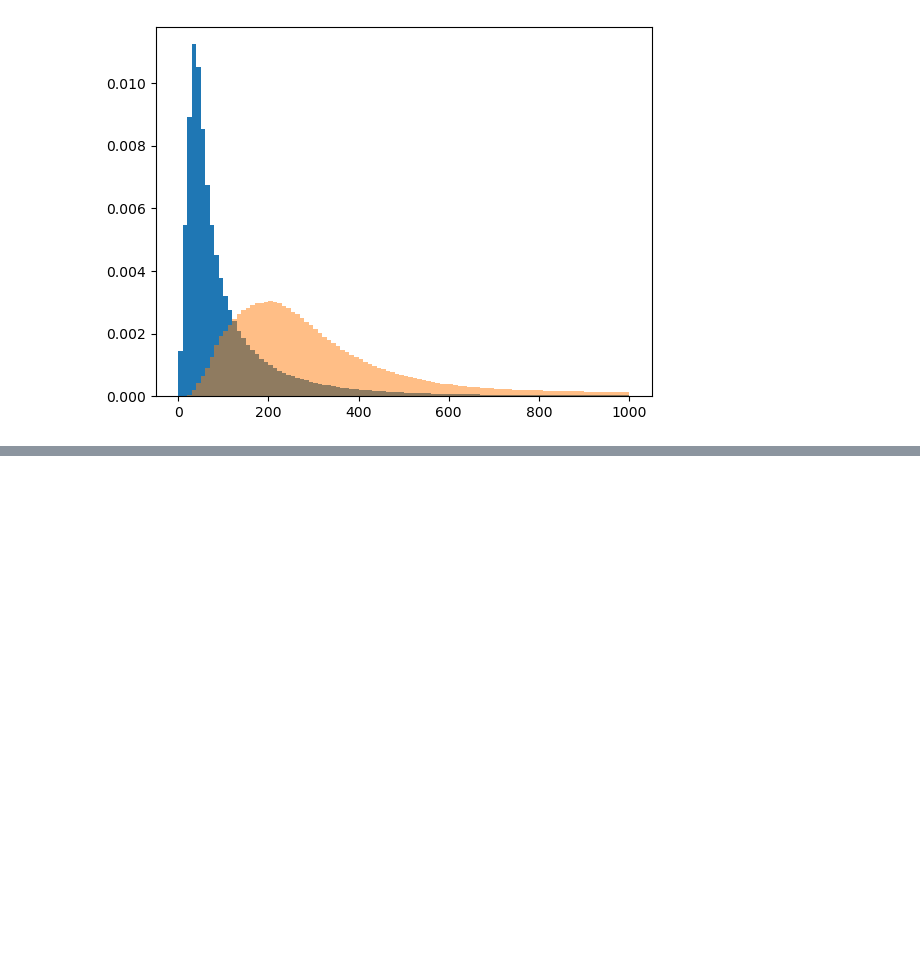
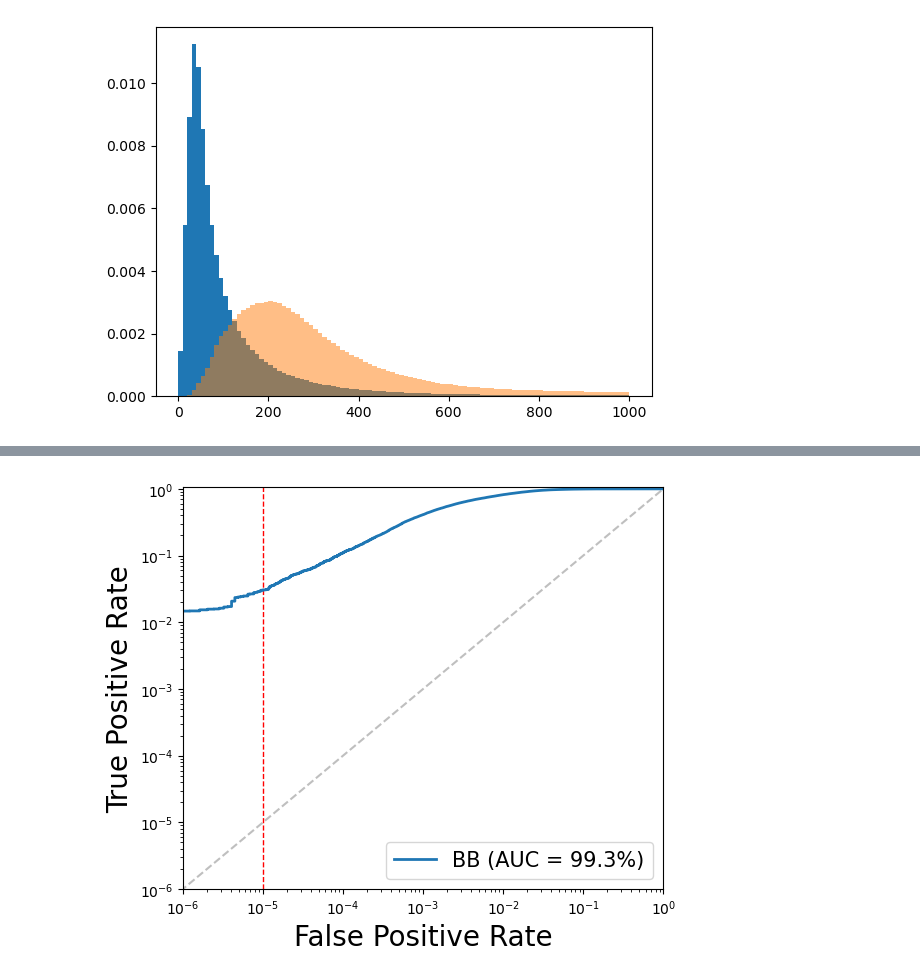
Before and after one commit to jprendi/thesis, a Jupyter notebook: injected_signal_BB.ipynb, the cells around one changed output, grey strips where cells are left out. Drawn from its saved outputs; the diff is of its cells as text; code cells hidden in the pictures; blank space fills up the shorter version.

Commit message:
elaborated further on injected BB sig

```diff
--- a/injected_signal_BB.ipynb
+++ b/injected_signal_BB.ipynb
@@ -11,6 +10,6 @@ x_train, x_test = dataset.create_xtrain_xtest()
 nugun = dataset.load_dataset('NuGun_preprocessed.h5', 'full_data_cyl')
 BB = dataset.load_dataset('BSM_preprocessed.h5', 'ttHto2B')
 # %%
-new_dataset, labels, _, _, _, _ = dataset.inject_signal(x_test, BB, size='max', percentage=0.01)
-# new_dataset, labels, bkg, sig, size_bkg, size_sig
+new_dataset, labels, _, _ = dataset.inject_signal(x_test, BB, size='max', percentage=0.01)
+# new_dataset, labels, indv_points, each_size
 # %%
@@ -132,0 +40,28 @@ plt.tight_layout()
+# %%
+#let's confirm it via AUROC!
+
+from sklearn.metrics import roc_curve, auc
+
+plt.figure(figsize=(6, 5))
+plt.plot(np.linspace(0, 1), np.linspace(0, 1), '--', color='0.75')
+plt.xlim([10**-(6), 1.0])
+plt.ylim([10**-(6), 1.05])
+plt.axvline(0.00001, color='red', linestyle='dashed', linewidth=1) # threshold value for measuring anomaly detection efficiency
+plt.xlabel('False Positive Rate',fontsize=20) # bkg efficiency
+plt.ylabel('True Positive Rate',fontsize=20) # sig efficiency
+plt.semilogx()
+plt.semilogy()
+
+trueVal = labels
+predVal_loss = score
+fpr_loss, tpr_loss, threshold_loss = roc_curve(trueVal, predVal_loss)
+auc_loss = auc(fpr_loss, tpr_loss)
+
+plt.plot(fpr_loss, tpr_loss, lw=2, label='BB (AUC = %.1f%%)' % (auc_loss * 100))
+
+plt.legend(loc='lower right',fontsize=15)
+plt.tight_layout()
+
+#looks very nice! ?
+# %% [output]
+[figure, added]
```
Also changed, not shown: parts of 43 cells of this notebook.
